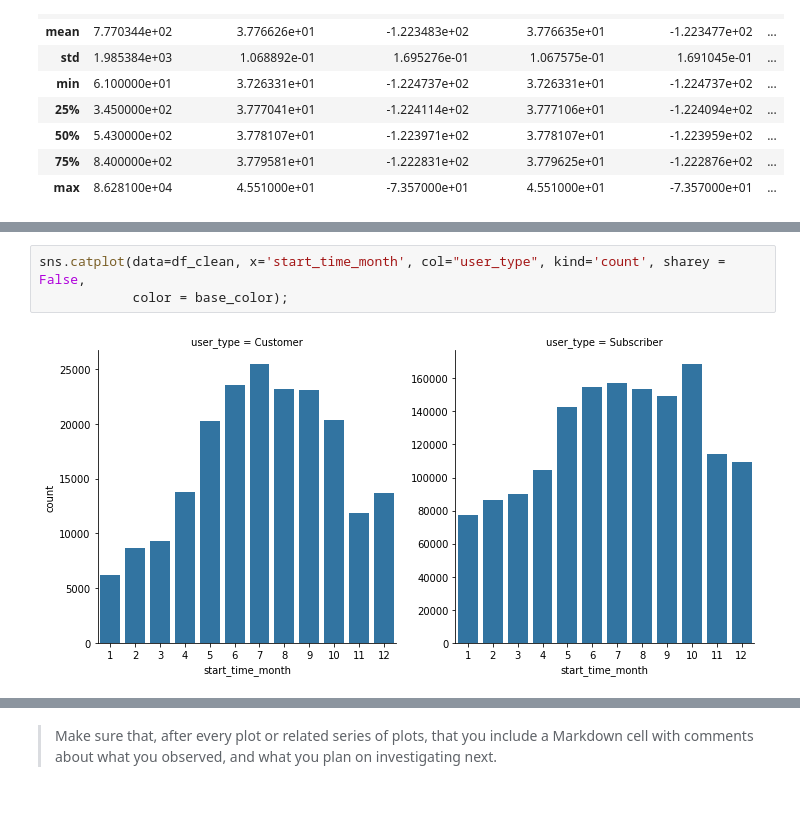
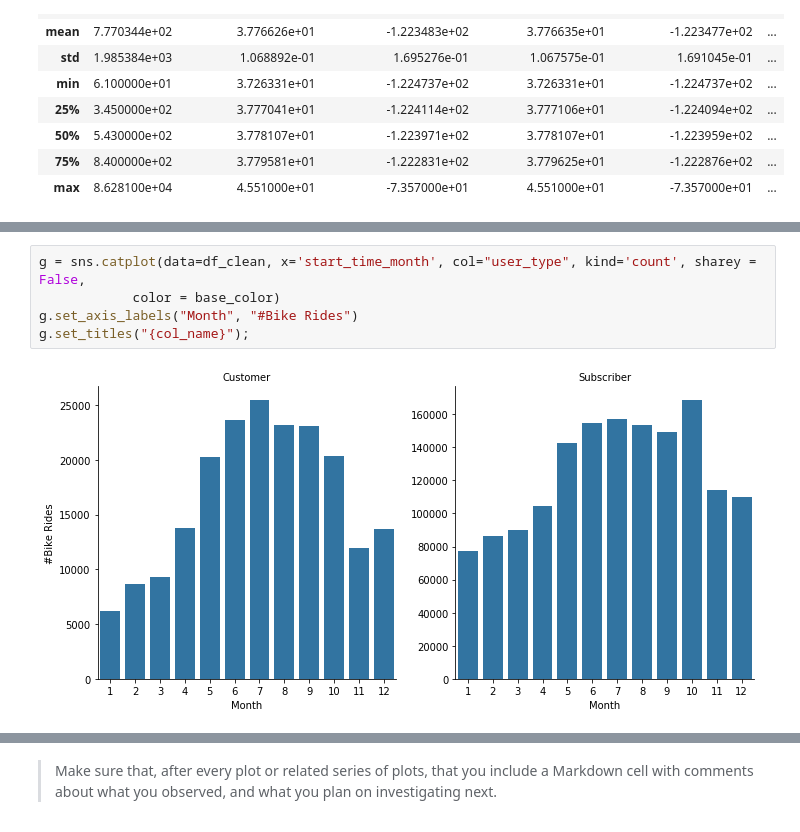
Before and after one commit to alexmathew95/DAND-Project_4, a Jupyter notebook: exploration.ipynb, the cells around one changed output, grey strips where cells are left out. Drawn from its saved outputs; the diff is of its cells as text.

```diff
--- a/exploration.ipynb
+++ b/exploration.ipynb
@@ -366,8 +372,10 @@ I'll start by looking at the monthly trend of number of bike rentals and distrib
 # %%
-sns.catplot(data=df_clean, x='start_time_month', col="user_type", kind='count', sharey = False,
-            color = base_color);
+g = sns.catplot(data=df_clean, x='start_time_month', col="user_type", kind='count', sharey = False,
+            color = base_color)
+g.set_axis_labels("Month", "#Bike Rides")
+g.set_titles("{col_name}");
 # %% [output]
-[figure, old version]
+[figure, new version]
 # %%
 # code for the hours with the highest bike usage
 
```
Also changed, not shown: parts of 5 cells of this notebook.
